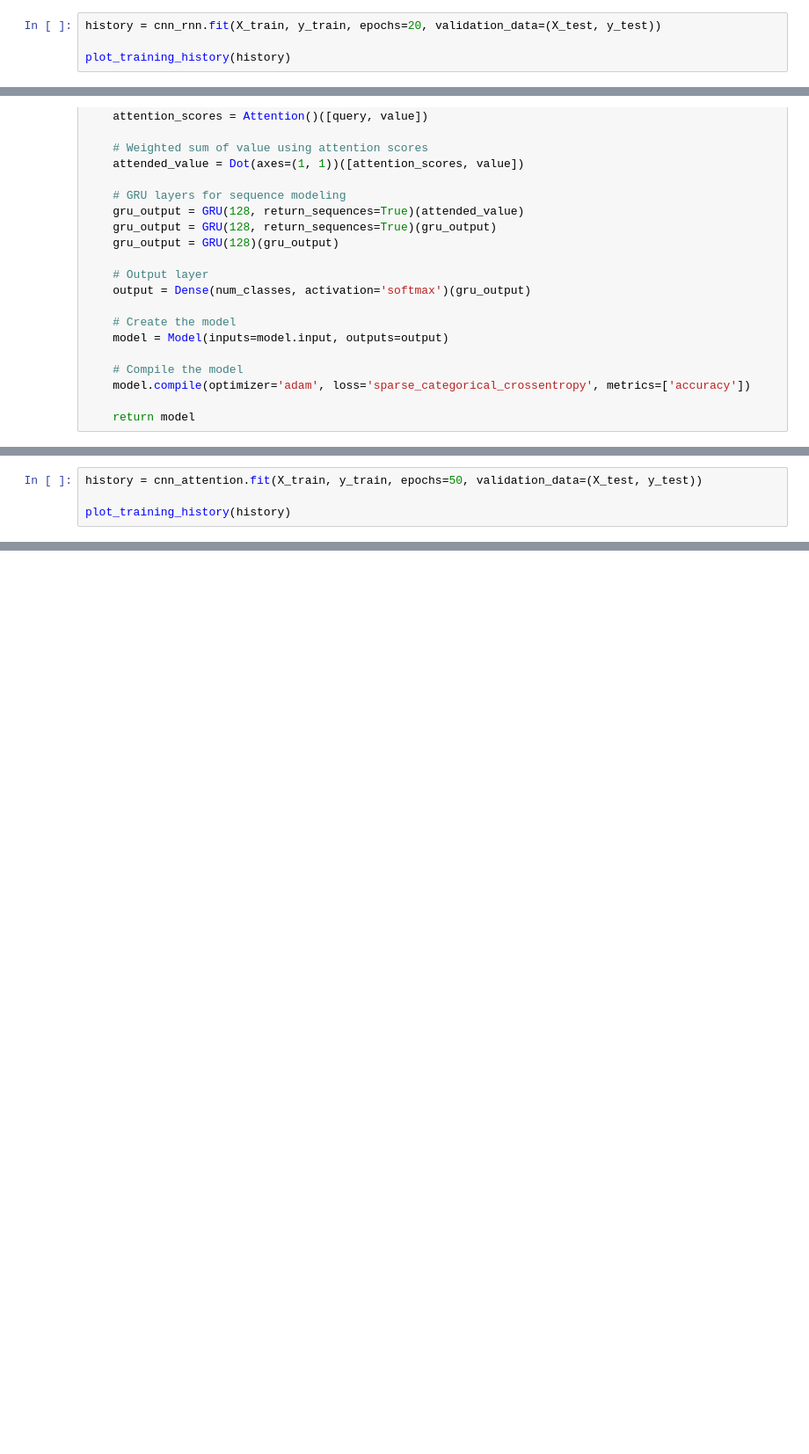
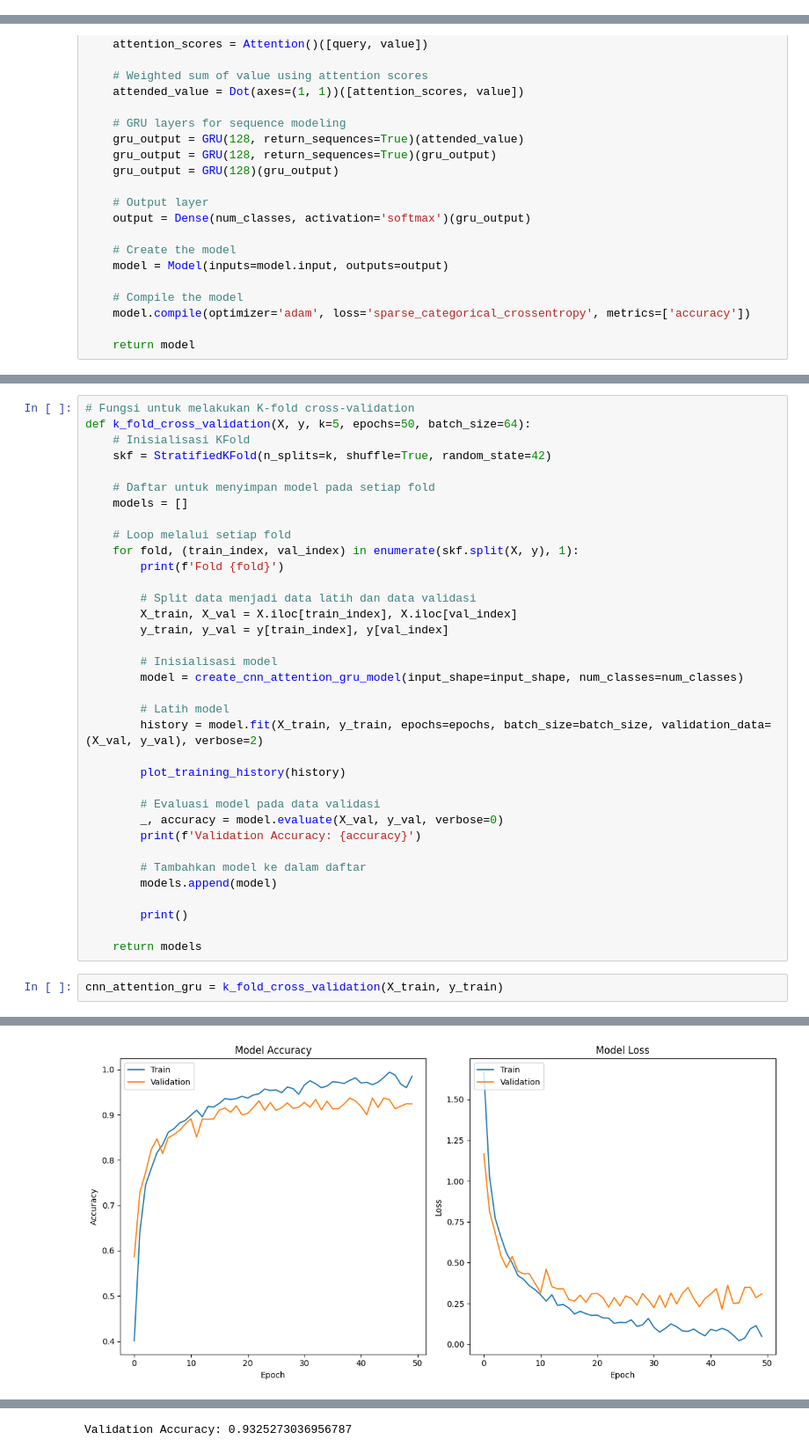
Before and after one commit to macreai/Arrhytmia-Detection-Explainable, a Jupyter notebook: python_TA/classification.ipynb, the cells around one changed output, grey strips where cells are left out. Shown at 88% size. Saved outputs shown, nothing was run; the diff lists cells and outputs as text; blank space fills up the shorter version.

```diff
--- a/python_TA/classification.ipynb
+++ b/python_TA/classification.ipynb
@@ -681,4 +402,0 @@ _________________________________________________________________
-# %%
-history = cnn_rnn.fit(X_train, y_train, epochs=20, validation_data=(X_test, y_test))
-
-plot_training_history(history)
@@ -859,4 +443,0 @@ Best: 0.927636 using {'batch_size': 64, 'epochs': 100, 'filters': 128, 'gru_unit
-# %%
-history = cnn_attention.fit(X_train, y_train, epochs=50, validation_data=(X_test, y_test))
-
-plot_training_history(history)
@@ -881,0 +448,38 @@ Epoch 50/50
+# %%
+# Fungsi untuk melakukan K-fold cross-validation
+def k_fold_cross_validation(X, y, k=5, epochs=50, batch_size=64):
+    # Inisialisasi KFold
+    skf = StratifiedKFold(n_splits=k, shuffle=True, random_state=42)
+
+    # Daftar untuk menyimpan model pada setiap fold
+    models = []
+
+    # Loop melalui setiap fold
+    for fold, (train_index, val_index) in enumerate(skf.split(X, y), 1):
+        print(f'Fold {fold}')
+
+        # Split data menjadi data latih dan data validasi
+        X_train, X_val = X.iloc[train_index], X.iloc[val_index]
+        y_train, y_val = y[train_index], y[val_index]
+
+        # Inisialisasi model
+        model = create_cnn_attention_gru_model(input_shape=input_shape, num_classes=num_classes)
+
+        # Latih model
+        history = model.fit(X_train, y_train, epochs=epochs, batch_size=batch_size, validation_data=(X_val, y_val), verbose=2)
+
+        plot_training_history(history)
+
+        # Evaluasi model pada data validasi
+        _, accuracy = model.evaluate(X_val, y_val, verbose=0)
+        print(f'Validation Accuracy: {accuracy}')
+
+        # Tambahkan model ke dalam daftar
+        models.append(model)
+
+        print()
+
+    return models
+# %%
+cnn_attention_gru = k_fold_cross_validation(X_train, y_train)
+# %% [output]
@@ -881,0 +503 @@ Epoch 50/50
+[figure, added]
@@ -882 +576,2 @@ Epoch 50/50
+Validation Accuracy: 0.9325273036956787
 # %%
```
Also changed, not shown: parts of 70 cells of this notebook, 1 other file.
